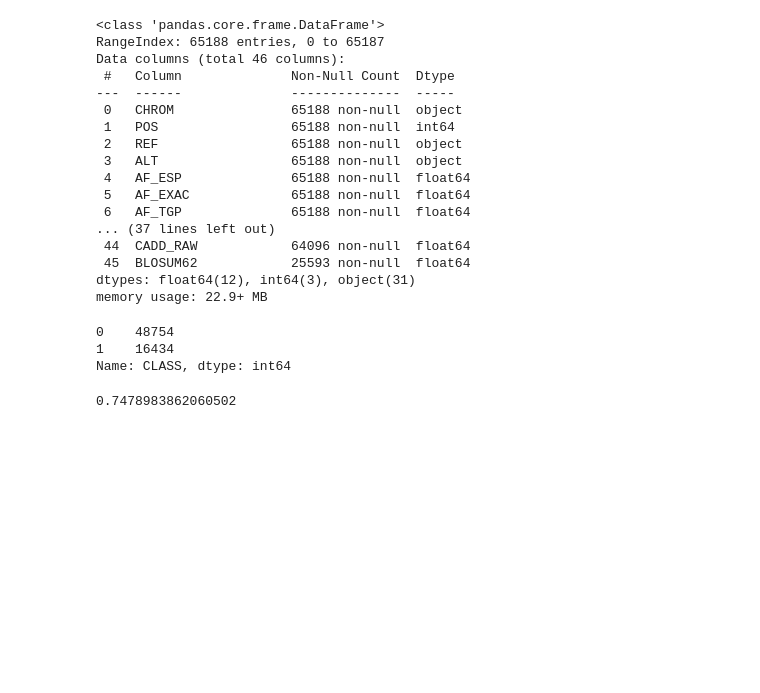
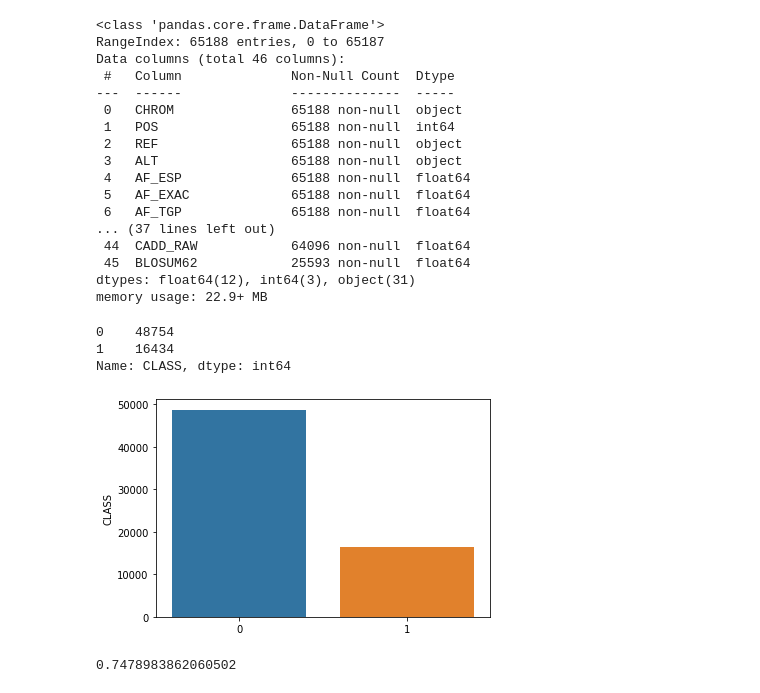
Before and after one commit to laffertybrian/W_William_Project_001, a Jupyter notebook: Genetic_Variant_Classification.ipynb, the cells around one changed output. Drawn from its saved outputs; the diff is of its cells as text; code cells hidden in the pictures; blank space fills up the shorter version.

```diff
--- a/Genetic_Variant_Classification.ipynb
+++ b/Genetic_Variant_Classification.ipynb
@@ -57,12 +58,14 @@ Data columns (total 46 columns):
  45  BLOSUM62            25593 non-null  float64
 dtypes: float64(12), int64(3), object(31)
 memory usage: 22.9+ MB
-# %%
-df['CLASS'].value_counts()
-# %% [output]
-0    48754
-1    16434
-Name: CLASS, dtype: int64
+# %%
+sns.barplot(x = ['0', '1'], y = df['CLASS'].value_counts());
+df['CLASS'].value_counts()
+# %% [output]
+0    48754
+1    16434
+Name: CLASS, dtype: int64
+[figure, added]
 # %%
 48754/(48754+16434)
 # %% [output]
```
Also changed, not shown: parts of 21 cells of this notebook.
